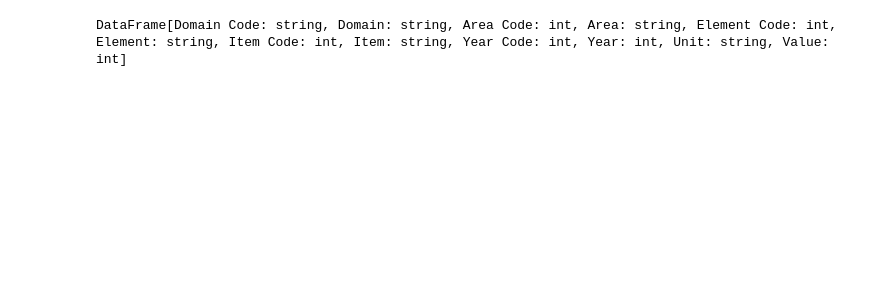
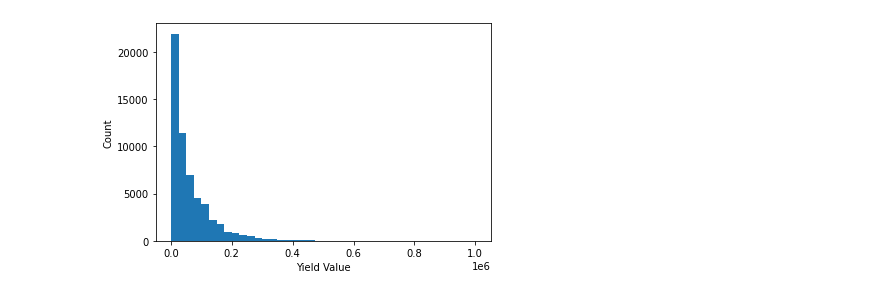
Before and after one commit to TuanyuZhou/Iteration4, a Jupyter notebook: Iteration4.ipynb, the cells around one changed output. Drawn from its saved outputs; the diff is of its cells as text; code cells hidden in the pictures; blank space fills up the shorter version.

Commit message:
data processing

```diff
--- a/Iteration4.ipynb
+++ b/Iteration4.ipynb
@@ -19,7 +9,12 @@ yield_df = spark.read.csv("data/yield.csv", header=True, inferSchema=True)
 temperature_df = spark.read.csv("data/temp.csv", header=True, inferSchema=True)
 rainfall_df = spark.read.csv("data/rainfall.csv", header=True, inferSchema=True)
 pesticides_df = spark.read.csv("data/pesticides.csv", header=True, inferSchema=True)
-# %%
-yield_df
-# %% [output]
-DataFrame[Domain Code: string, Domain: string, Area Code: int, Area: string, Element Code: int, Element: string, Item Code: int, Item: string, Year Code: int, Year: int, Unit: string, Value: int]
+# %%
+import matplotlib.pyplot as plt
+yield_values = yield_df.select("Value").rdd.flatMap(lambda x: x).collect()
+plt.hist(yield_values, bins=40)
+plt.xlabel('Yield Value')
+plt.ylabel('Count')
+plt.show()
+# %% [output]
+[figure, added]
```
Also changed, not shown: parts of 18 cells of this notebook.
